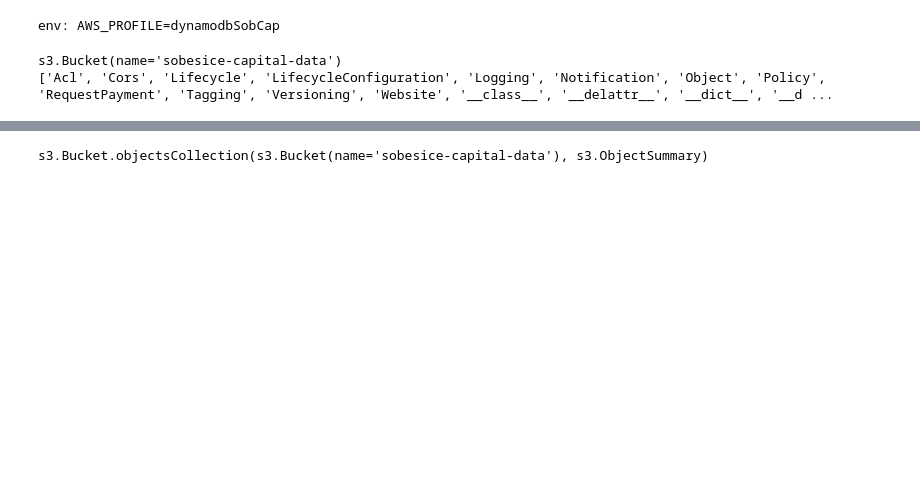
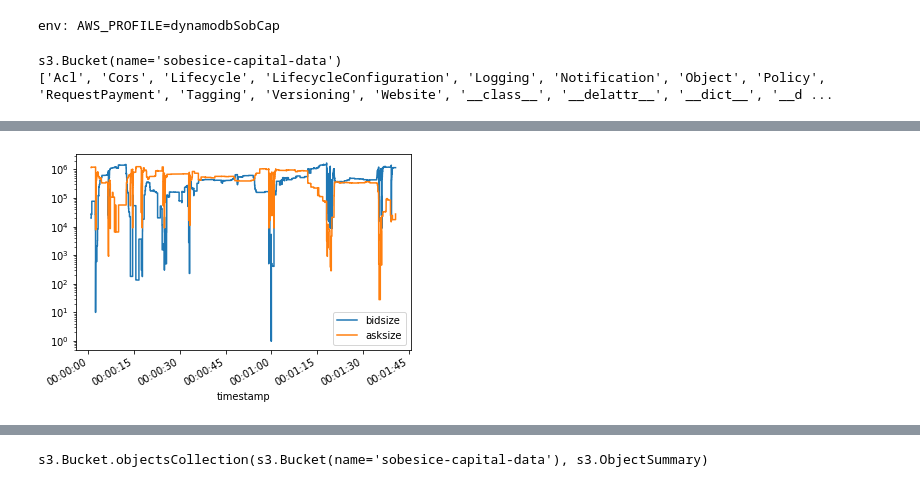
Before and after one commit to majkee15/s3quotes-trades-parsing, a Jupyter notebook: s3quotes-trade-parsing/download_data.ipynb, the cells around one changed output, grey strips where cells are left out. Cells and saved outputs as stored; diff of their text form; code cells hidden in the pictures; blank space fills up the shorter version.

```diff
--- a/s3quotes-trade-parsing/download_data.ipynb
+++ b/s3quotes-trade-parsing/download_data.ipynb
@@ -21,11 +26,6 @@ print(dir(bucket))
 s3.Bucket(name='sobesice-capital-data')
 ['Acl', 'Cors', 'Lifecycle', 'LifecycleConfiguration', 'Logging', 'Notification', 'Object', 'Policy', 'RequestPayment', 'Tagging', 'Versioning', 'Website', '__class__', '__delattr__', '__dict__', '__d ...
 # %%
-obj = bucket.Object("crypto-data/bitmex/quotes/BCHUSD/2020-11-17.csv").get()
+# %%timeit
+obj = bucket.Object("crypto-data/bitmex/quotes/XBTUSD/2020-12-20.csv").get()
+data = pd.read_csv(obj['Body'])
-# %%
-obj = bucket.Object("crypto-data/bitmex/quotes/BCHUSD/2020-11-17.csv").get()
-
-nms =  ['timestamp', 'bid', 'ask', 'bidsize', 'asksize']
-
-initial_df = pd.read_csv(obj['Body'], header=None, names=nms, parse_dates=True)
-initial_df.head()
@@ -105,0 +72,2 @@ read_boto_obj_to_df(obj['Body'], 'quotes')
+# %%
+btc_quote = read_boto_obj_to_df('XBTUSD', '2020-11-20', 'quotes')
@@ -105,0 +76,4 @@ read_boto_obj_to_df(obj['Body'], 'quotes')
+# %%
+start_time = btc_quote.index[0]
+end_time = start_time + pd.Timedelta('100s')
+btc_quote_slice = btc_quote[(btc_quote.index >= start_time) & (btc_quote.index<=end_time)]
@@ -105,0 +154,5 @@ read_boto_obj_to_df(obj['Body'], 'quotes')
+# %%
+btc_quote_slice[['bidsize', 'asksize']].plot(drawstyle="steps-post")
+plt.yscale('log')
+# %% [output]
+[figure, added]
```
Also changed, not shown: parts of 49 cells of this notebook, 7 other files.
